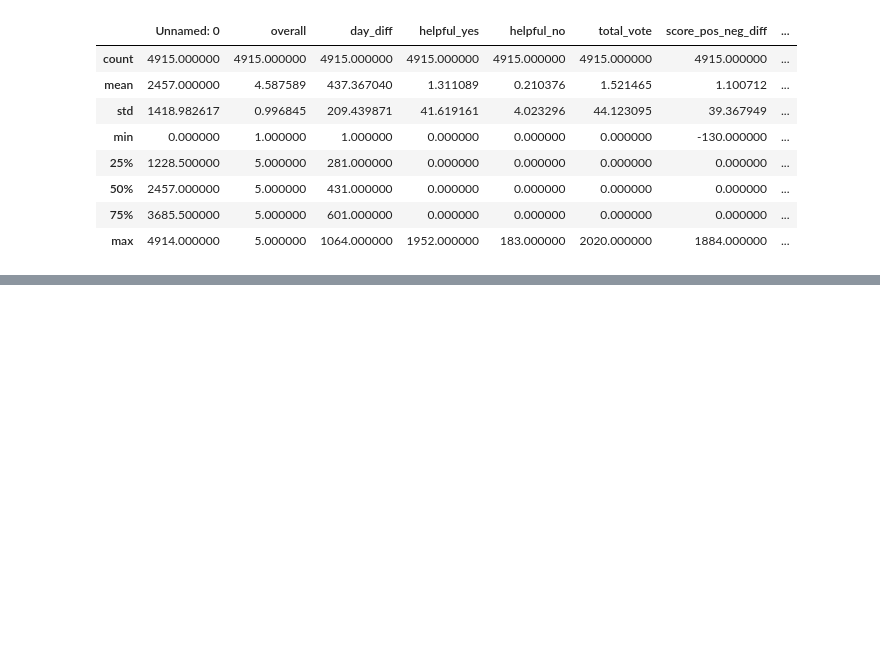
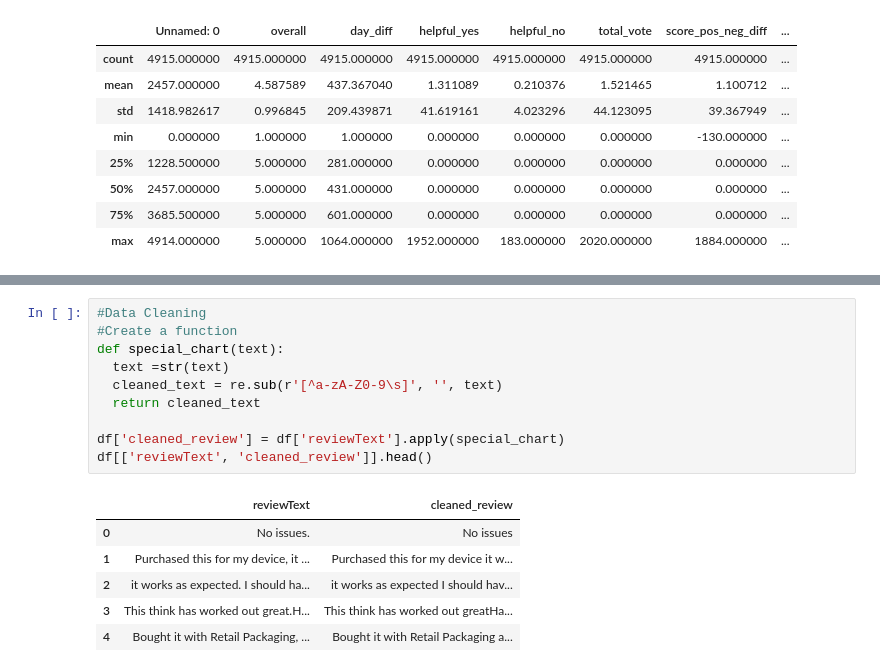
Before and after one commit to jessica-maribel/sentiment-analysis-python, a Jupyter notebook: notebooks/Sentiment_Analysis.ipynb, the cells around one changed output, grey strips where cells are left out. Saved outputs shown, nothing was run; the diff lists cells and outputs as text; blank space fills up the shorter version.

Commit message:
feat: Add function to identify and remove special characters

```diff
--- a/notebooks/Sentiment_Analysis.ipynb
+++ b/notebooks/Sentiment_Analysis.ipynb
@@ -47,0 +144,17 @@ data.describe()
+# %%
+#Data Cleaning
+#Create a function
+def special_chart(text):
+  text =str(text)
+  cleaned_text = re.sub(r'[^a-zA-Z0-9\s]', '', text)
+  return cleaned_text
+
+df['cleaned_review'] = df['reviewText'].apply(special_chart)
+df[['reviewText', 'cleaned_review']].head()
+# %% [output]
+|  | reviewText | cleaned_review |
+| 0 | No issues. | No issues |
+| 1 | Purchased this for my device, it ... | Purchased this for my device it w... |
+| 2 | it works as expected. I should ha... | it works as expected I should hav... |
+| 3 | This think has worked out great.H... | This think has worked out greatHa... |
+| 4 | Bought it with Retail Packaging, ... | Bought it with Retail Packaging a... |
```
Also changed, not shown: parts of 2 cells of this notebook.
